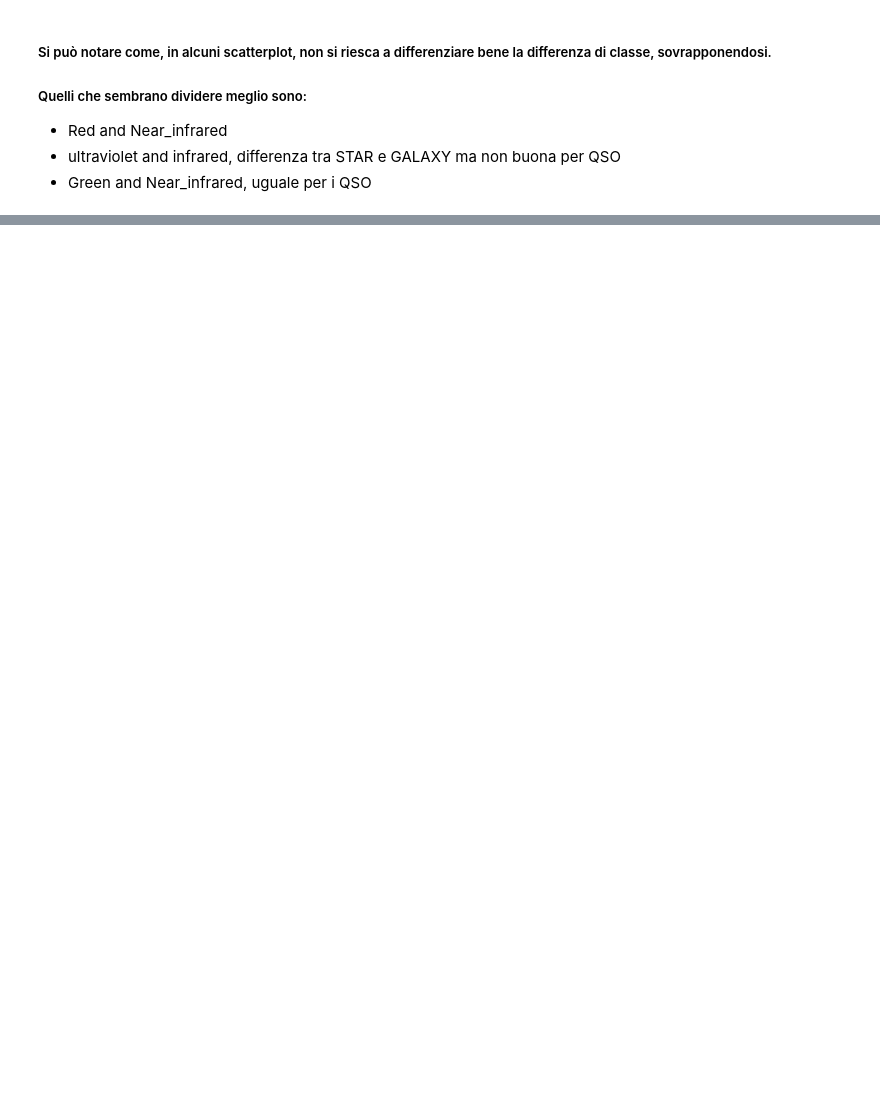
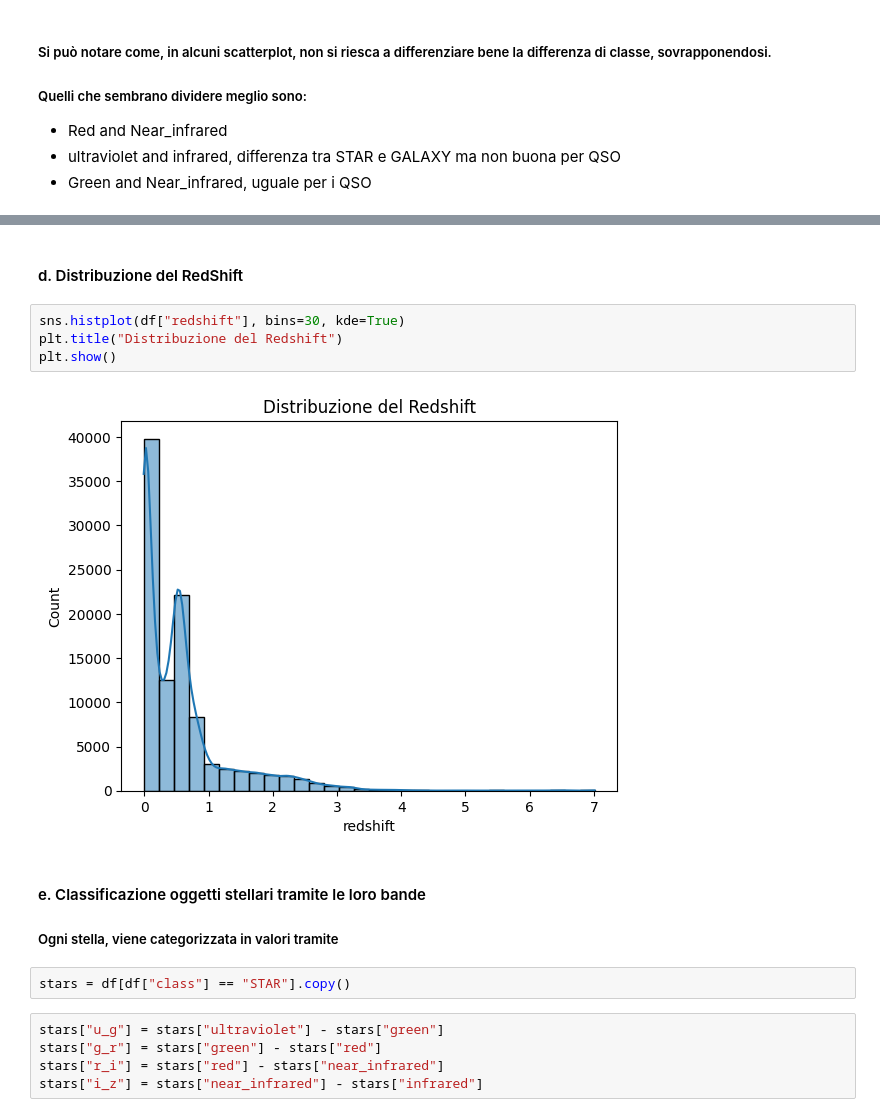
Before and after one commit to FabianCalangiu/Astronomical-Objects-Analysis, a Jupyter notebook: notebooks/explorative_analysis.ipynb, the cells around one changed output, grey strips where cells are left out. Drawn from its saved outputs; the diff is of its cells as text; blank space fills up the shorter version.

```diff
--- a/notebooks/explorative_analysis.ipynb
+++ b/notebooks/explorative_analysis.ipynb
@@ -108,0 +194,18 @@ plt.show()
+# %% [markdown]
+<h4>d. Distribuzione del RedShift</h4>
+# %%
+sns.histplot(df["redshift"], bins=30, kde=True)
+plt.title("Distribuzione del Redshift")
+plt.show()
+# %% [output]
+[figure, added]
+# %% [markdown]
+<h4>e. Classificazione oggetti stellari tramite le loro bande</h4>
+<h5>Ogni stella, viene categorizzata in valori tramite</h5>
+# %%
+stars = df[df["class"] == "STAR"].copy()
+# %%
+stars["u_g"] = stars["ultraviolet"] - stars["green"]
+stars["g_r"] = stars["green"] - stars["red"]
+stars["r_i"] = stars["red"] - stars["near_infrared"]
+stars["i_z"] = stars["near_infrared"] - stars["infrared"]
```
Also changed, not shown: parts of 18 cells of this notebook.
